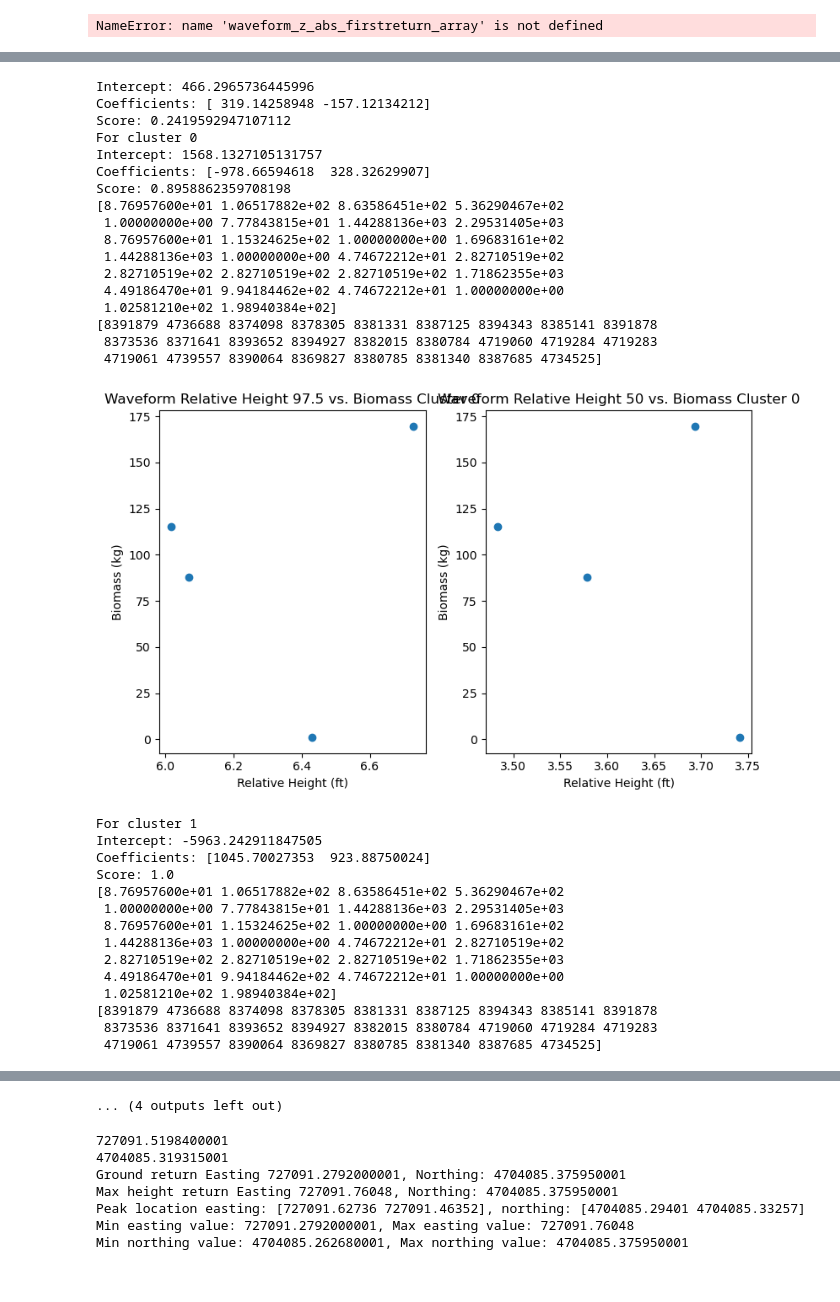
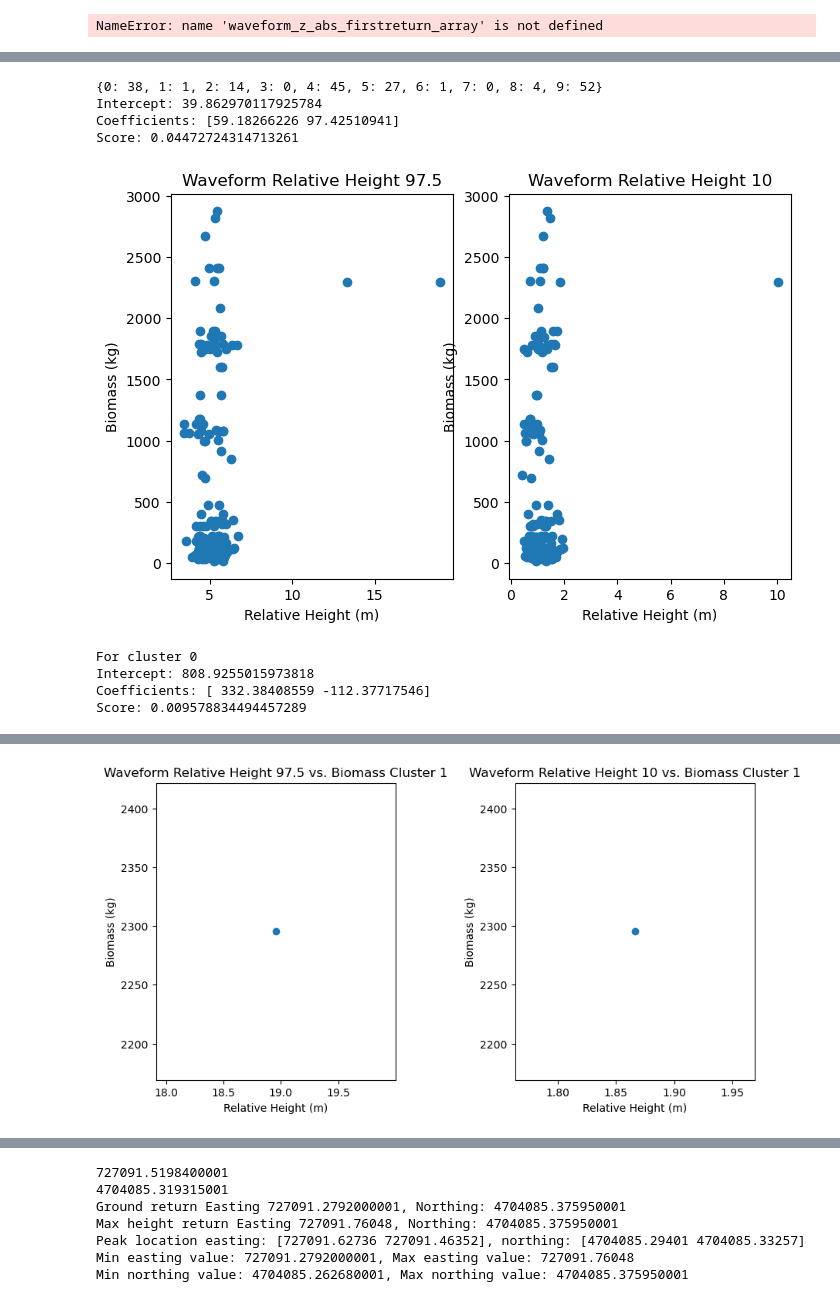
Before and after one commit to feyu39/Neon-Full-Waveform-LiDAR-Processor, a Jupyter notebook: neon_processor_one.ipynb, the cells around one changed output, grey strips where cells are left out. Cells and saved outputs as stored; diff of their text form; code cells hidden in the pictures.

```diff
--- a/neon_processor_one.ipynb
+++ b/neon_processor_one.ipynb
@@ -794,6 +795,7 @@ def print_waveform_location_information(waveform_x_axis, waveform_y_axis, wavefo
 fig, (ax1) = plt.subplots(1, 1, figsize=(12, 8))
 
 waveform_files = waveform_file.split('.')
+print(waveform_files)
 pls_file = waveform_files[0] + '.pls'
 wvs_file = waveform_files[0] + '.wvs'
 readbin_pls_file = open(pls_file,"rb")
@@ -801,7 +803,7 @@ readbin_pls_file.seek(0,0)
 readbin_wvs_file = open(wvs_file,"rb")
 readbin_wvs_file.seek(0,0)
 
-iPulse = 8379559
+iPulse = 3594173
 
 # dxdydz = dxdydz_array[iPulse,:]
 # xyz_bin0 = xyz_bin0_array[iPulse,:]
@@ -817,15 +819,25 @@ print(np.mean(waveform_y_axis))
 waveform_intensity_threshold = 10.0
 
 # Peak location indices
-return_location_count, return_peak_location_list, return_location_list_x, return_intensity_list = waveform_peak_detection(waveform,waveform_intensity_threshold)
+# return_location_count, return_peak_location_list, return_location_list_x, return_intensity_list = waveform_peak_detection(waveform,waveform_intensity_threshold)
 
-print_waveform_location_information(waveform_x_axis, waveform_y_axis, waveform_z_axis, return_peak_location_list)
-ax1.tick_params(axis='both',which='major',labelsize=16)
-ax1.set_title('Waveform Signal Level', size = 24)
-ax1.set_xlabel('Relative Signal Level [DN]', size = 20)
-ax1.set_ylabel('Elevation [m]', size = 20)
-ax1.plot(waveform,waveform_z_axis,color='black',linewidth=6,zorder=1)
-ax1.scatter(return_intensity_list,waveform_z_axis[return_peak_location_list],color='red',s=80,zorder=2)
+print_waveform_location_information(waveform_x_axis, waveform_y_axis, waveform_z_axis, [])
+ax1.tick_params(axis='both',which='major',labelsize=12)
+ax1.set_title('Waveform with No Processing', size = 16)
+ax1.set_xlabel('Relative Signal Level [DN]', size = 14)
+ax1.set_ylabel('Elevation [ft]', size = 14)
+
+mapping_tagging_table = "/Users/felixyu/Documents/Remote-Sensing/Field-Data/Field-Data-CSV/HARV-08-2019/vst_mappingandtagging_harv_2019_08.csv"
+apparent_individual_table = "/Users/felixyu/Documents/Remote-Sensing/Field-Data/Field-Data-CSV/HARV-08-2019/vst_apparentindividual_2019_08.csv"
+# calculate_total_tree_biomass(4701150.0765750045, 727060.3004000003, 1.5, mapping_tagging_table, apparent_individual_table)
+# calculate_total_tree_biomass(4701144.7220450025, 727053.5469, 1.5, mapping_tagging_table, apparent_individual_table)
+# calculate_total_tree_biomass(4701159.537899999, 727059.6387400003, 1.5, mapping_tagging_table, apparent_individual_table)
+# calculate_total_tree_biomass(4704084.735725004, 727096.4257249999, 1.5, mapping_tagging_table, apparent_individual_table)
+calculate_total_tree_biomass(4700910.284260001, 727894.2476600001, 1.5, mapping_tagging_table, apparent_individual_table)
+
+ax1.plot(waveform,waveform_z_axis,color='black',linewidth=3,zorder=1)
+normalize_cumulative_return_energy(waveform, waveform_z_axis, True)
+# ax1.scatter(return_intensity_list,waveform_z_axis[return_peak_location_list],color='red',s=80,zorder=2)
 
 readbin_pls_file.close()
 readbin_wvs_file.close()
@@ -1410,7 +1418,7 @@ def add_waveform_data_row_with_biomass(waveform_file_name, interp_waveform, wave
     waveform_biomass_df = pd.concat([waveform_biomass_df, elevation_df], axis=1)
     return waveform_biomass_df
 # %%
-def split_test_train_cluster_indices(cluster_group_values, number_of_clusters, clusters_with_no_data, split_percentage):
+def split_test_train_cluster_indices(cluster_group_values, number_of_clusters, clusters_with_no_data, clusters_with_less_than_4, split_percentage):
     # Split into train test for linear regression: 75%, 25% based on clusters
 
     train_indices_aggregate = []
@@ -1429,6 +1437,10 @@ def split_test_train_cluster_indices(cluster_group_values, number_of_clusters, c
         # Get indices for the current cluster group
         cluster_indices = np.where(cluster_group_values == cluster)[0]
 
+        if cluster in clusters_with_less_than_4:
+            cluster_group_indices_train[cluster].extend(cluster_indices)
+            continue
+
         train_idx, test_idx = train_test_split(cluster_indices, test_size=split_percentage, random_state=0)
 
         # Add the indices to the respective lists
@@ -1536,37 +1586,14 @@ def perform_linear_regression_biomass(waveform_biomass_data_file):
         plt.show()
 # %%
-waveform_biomass_data_main_file = "/Users/felixyu/Documents/Remote-Sensing/Neon-Pls-Wvs-Las/data/biomass_waveform_data_main_group_4_6_aggregate.csv"
+waveform_biomass_data_main_file = "/Users/felixyu/Documents/Remote-Sensing/Neon-Pls-Wvs-Las/data/biomass_waveform_data_main.csv"
 perform_linear_regression_biomass(waveform_biomass_data_main_file)
 # %% [output]
-Intercept: 466.2965736445996
-Coefficients: [ 319.14258948 -157.12134212]
-Score: 0.2419592947107112
-For cluster 0
-Intercept: 1568.1327105131757
-Coefficients: [-978.66594618  328.32629907]
-Score: 0.8958862359708198
-[8.76957600e+01 1.06517882e+02 8.63586451e+02 5.36290467e+02
- 1.00000000e+00 7.77843815e+01 1.44288136e+03 2.29531405e+03
- 8.76957600e+01 1.15324625e+02 1.00000000e+00 1.69683161e+02
- 1.44288136e+03 1.00000000e+00 4.74672212e+01 2.82710519e+02
- 2.82710519e+02 2.82710519e+02 2.82710519e+02 1.71862355e+03
- 4.49186470e+01 9.94184462e+02 4.74672212e+01 1.00000000e+00
- 1.02581210e+02 1.98940384e+02]
-[8391879 4736688 8374098 8378305 8381331 8387125 8394343 8385141 8391878
- 8373536 8371641 8393652 8394927 8382015 8380784 4719060 4719284 4719283
- 4719061 4739557 8390064 8369827 8380785 8381340 8387685 4734525]
+{0: 38, 1: 1, 2: 14, 3: 0, 4: 45, 5: 27, 6: 1, 7: 0, 8: 4, 9: 52}
+Intercept: 39.862970117925784
+Coefficients: [59.18266226 97.42510941]
+Score: 0.04472724314713261
-[figure, old version]
+[figure, new version]
-For cluster 1
-Intercept: -5963.242911847505
-Coefficients: [1045.70027353  923.88750024]
-Score: 1.0
-[8.76957600e+01 1.06517882e+02 8.63586451e+02 5.36290467e+02
- 1.00000000e+00 7.77843815e+01 1.44288136e+03 2.29531405e+03
- 8.76957600e+01 1.15324625e+02 1.00000000e+00 1.69683161e+02
- 1.44288136e+03 1.00000000e+00 4.74672212e+01 2.82710519e+02
- 2.82710519e+02 2.82710519e+02 2.82710519e+02 1.71862355e+03
- 4.49186470e+01 9.94184462e+02 4.74672212e+01 1.00000000e+00
- 1.02581210e+02 1.98940384e+02]
-[8391879 4736688 8374098 8378305 8381331 8387125 8394343 8385141 8391878
- 8373536 8371641 8393652 8394927 8382015 8380784 4719060 4719284 4719283
- 4719061 4739557 8390064 8369827 8380785 8381340 8387685 4734525]
+For cluster 0
+Intercept: 808.9255015973818
+Coefficients: [ 332.38408559 -112.37717546]
+Score: 0.009578834494457289
@@ -1574 +1601,2 @@ Score: 1.0
+[figure, new version]
 For cluster 2
@@ -1634,4 +1619,3 @@ Score: 0.0323253448457449
-... (4 outputs left out)
 # %%
 fig, (ax1) = plt.subplots(1, 1, figsize=(12, 8))
 
```
Also changed, not shown: parts of 14 cells of this notebook.
